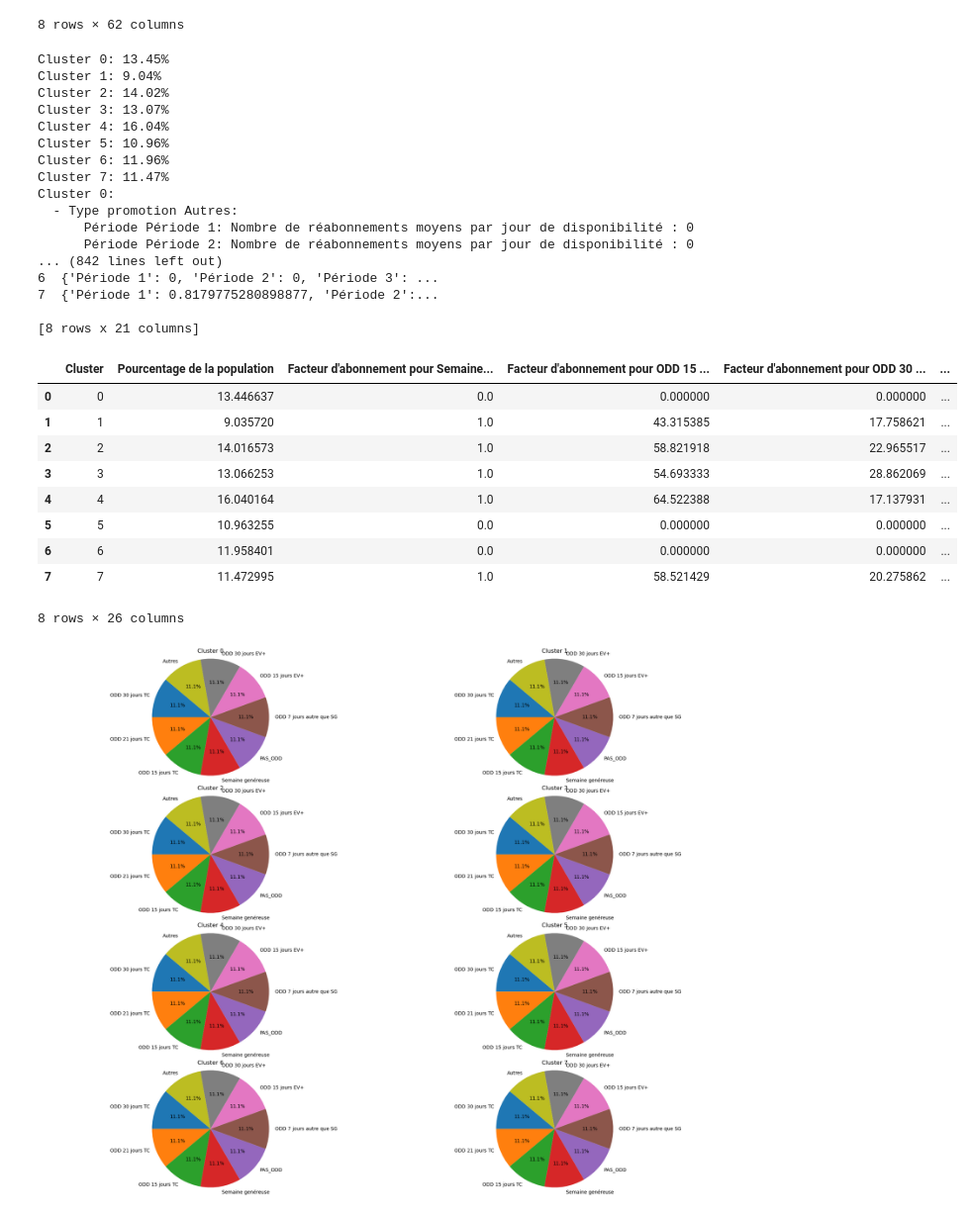
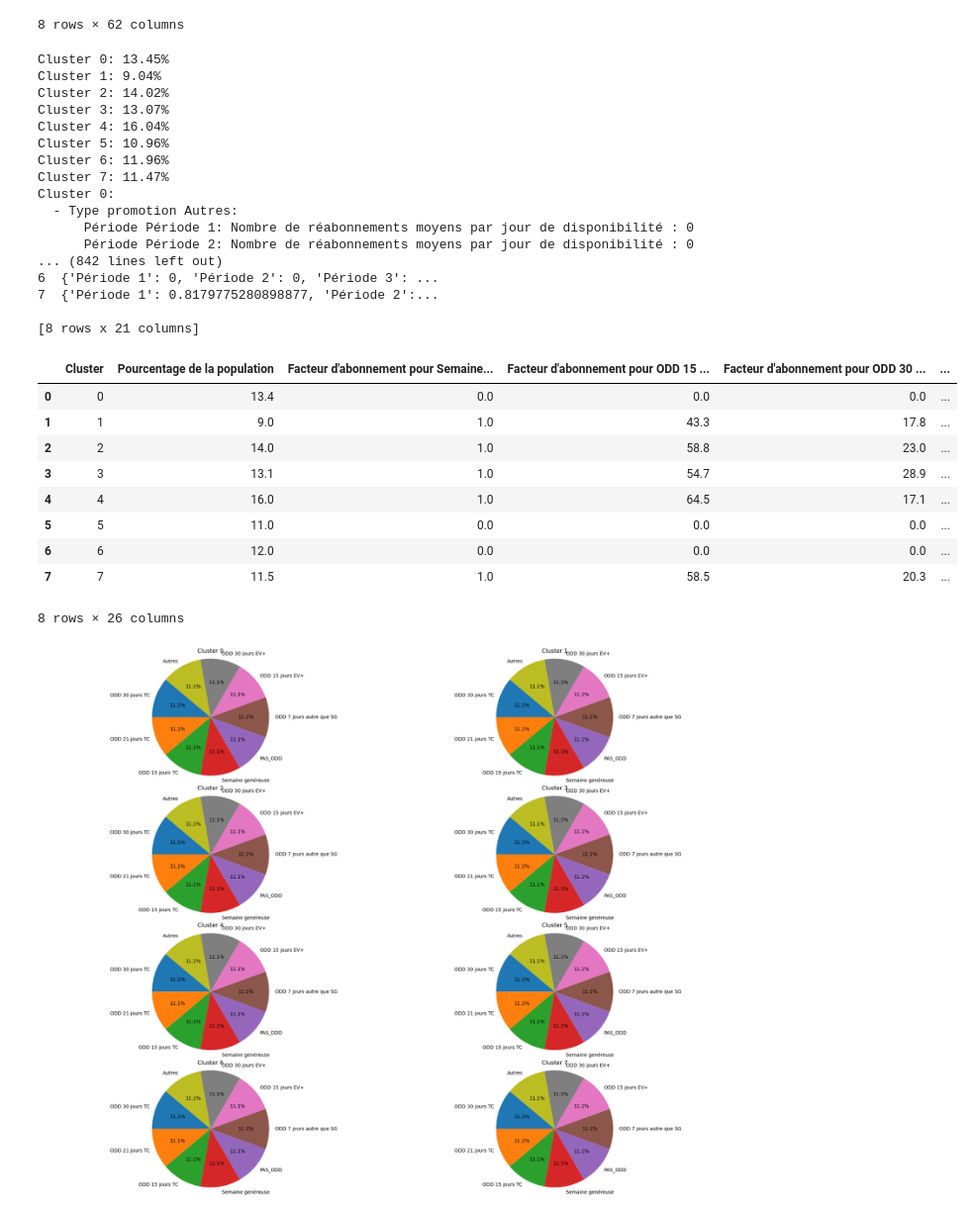
Before and after one commit to Statapp-CANAL/Statapp-CANAL, a Jupyter notebook: Data_operations/clement(1).ipynb, the cells around one changed output. Shown at 99% size. Cells and saved outputs as stored; diff of their text form; code cells hidden in the pictures.

```diff
--- a/Data_operations/clement(1).ipynb
+++ b/Data_operations/clement(1).ipynb
@@ -652,6 +652,7 @@ for i in range(1, 7, 1):
     dataset_cluster_explanations[f"Taux d'abonnement sur la période {i}"] = dataset_cluster_explanations["Periods"].apply(lambda x: x[f"Période {i}"])
 dataset_cluster_explanations.drop(columns = ['Periods'], inplace = True)
 dataset_cluster_explanations = dataset_cluster_explanations.fillna(0)
+dataset_cluster_explanations = dataset_cluster_explanations.round(1)
 
 
 
@@ -659,41 +660,41 @@ dataset_cluster_explanations = dataset_cluster_explanations.fillna(0)
 nom_fichier_temporaire = 'clusters_explanation_shortened.csv'
 dataset_cluster_explanations.to_csv(nom_fichier_temporaire, index=False)
 # Enregistrer le fichier temporaire sur S3
 with fs.open(BUCKET + nom_fichier_temporaire, mode='wb') as file_out:
     with open(nom_fichier_temporaire, 'rb') as temp_file:
         file_out.write(temp_file.read())
 # Supprimer le fichier temporaire
 os.remove(nom_fichier_temporaire)
 
 dataset_cluster_explanations_shortened = dataset_cluster_explanations.copy()
 dataset_cluster_explanations_shortened
 # %% [output]
 Cluster 0: 13.45%
 Cluster 1: 9.04%
 Cluster 2: 14.02%
 Cluster 3: 13.07%
 Cluster 4: 16.04%
 Cluster 5: 10.96%
 Cluster 6: 11.96%
 Cluster 7: 11.47%
 Cluster 0:
   - Type promotion Autres:
       Période Période 1: Nombre de réabonnements moyens par jour de disponibilité : 0
       Période Période 2: Nombre de réabonnements moyens par jour de disponibilité : 0
 ... (842 lines left out)
 6  {'Période 1': 0, 'Période 2': 0, 'Période 3': ...
 7  {'Période 1': 0.8179775280898877, 'Période 2':...
 
 [8 rows x 21 columns]
 |  | Cluster | Pourcentage de la population | Facteur d'abonnement pour Semaine... | Facteur d'abonnement pour ODD 15 ... | Facteur d'abonnement pour ODD 30 ... | ... |
-| 0 | 0 | 13.446637 | 0.0 | 0.000000 | 0.000000 | ... |
-| 1 | 1 | 9.035720 | 1.0 | 43.315385 | 17.758621 | ... |
-| 2 | 2 | 14.016573 | 1.0 | 58.821918 | 22.965517 | ... |
-| 3 | 3 | 13.066253 | 1.0 | 54.693333 | 28.862069 | ... |
-| 4 | 4 | 16.040164 | 1.0 | 64.522388 | 17.137931 | ... |
-| 5 | 5 | 10.963255 | 0.0 | 0.000000 | 0.000000 | ... |
-| 6 | 6 | 11.958401 | 0.0 | 0.000000 | 0.000000 | ... |
-| 7 | 7 | 11.472995 | 1.0 | 58.521429 | 20.275862 | ... |
+| 0 | 0 | 13.4 | 0.0 | 0.0 | 0.0 | ... |
+| 1 | 1 | 9.0 | 1.0 | 43.3 | 17.8 | ... |
+| 2 | 2 | 14.0 | 1.0 | 58.8 | 23.0 | ... |
+| 3 | 3 | 13.1 | 1.0 | 54.7 | 28.9 | ... |
+| 4 | 4 | 16.0 | 1.0 | 64.5 | 17.1 | ... |
+| 5 | 5 | 11.0 | 0.0 | 0.0 | 0.0 | ... |
+| 6 | 6 | 12.0 | 0.0 | 0.0 | 0.0 | ... |
+| 7 | 7 | 11.5 | 1.0 | 58.5 | 20.3 | ... |
 8 rows × 26 columns
 # %%
 # Boucler à travers chaque ligne du DataFrame
```
Also changed, not shown: parts of 2 cells of this notebook.
